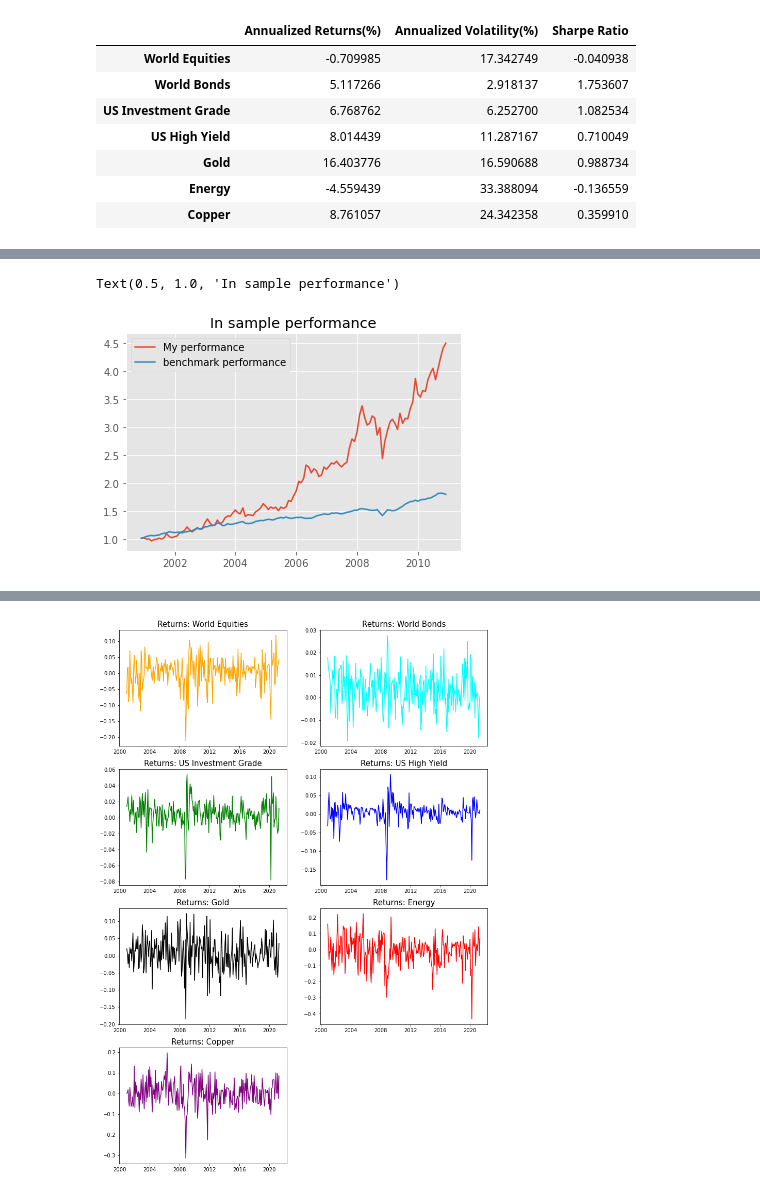
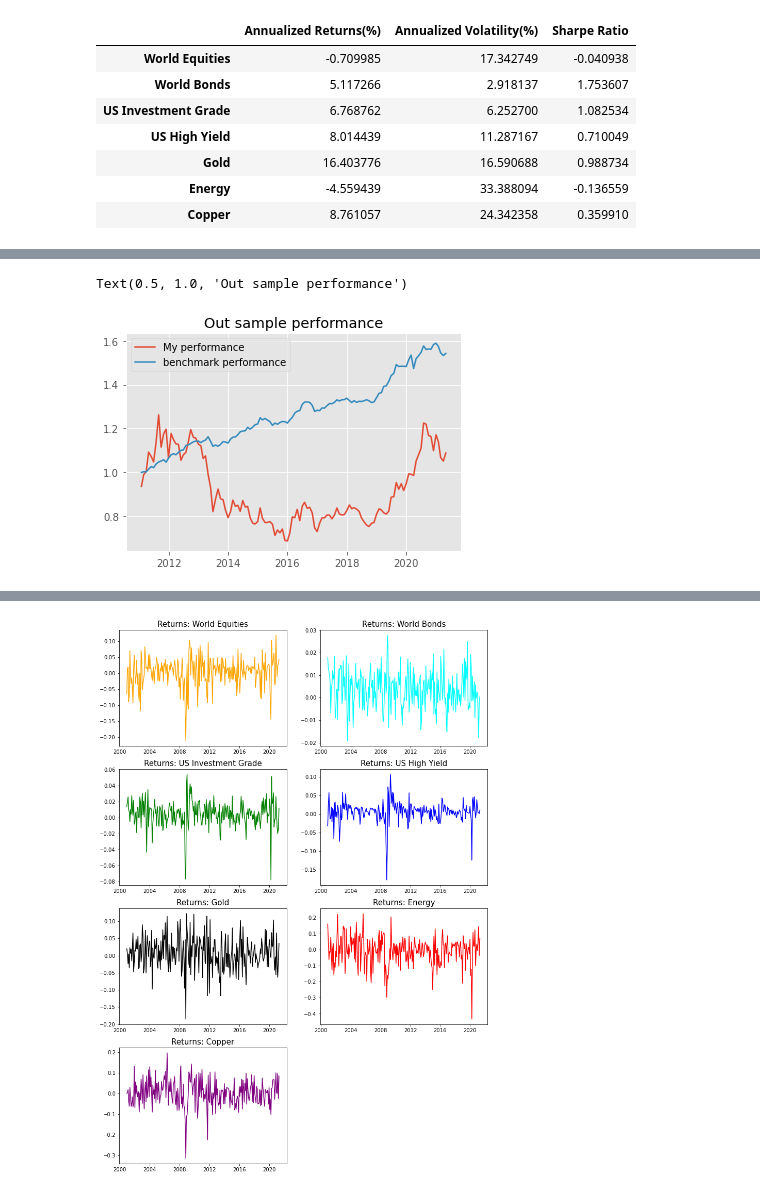
Before and after one commit to GuillaumePv/Quantitative-asset-risk-management-course, a Jupyter notebook: A2/main_A2.ipynb, the cells around one changed output, grey strips where cells are left out. Drawn from its saved outputs; the diff is of its cells as text; code cells hidden in the pictures.

```diff
--- a/A2/main_A2.ipynb
+++ b/A2/main_A2.ipynb
@@ -195,0 +196,4 @@ Text(0.5, 1.0, 'Copper')
+# %%
+df_insample.iloc[:,:].columnscolumns = [x for x in df_insample.iloc[:,3:].columns]
+columns += ["World Equities"]
+print(columns)
@@ -196,6 +202,26 @@ Text(0.5, 1.0, 'Copper')
 # %%
-return_insample = (np.log(df_insample[["World Bonds","US Investment Grade","Gold"]])-np.log(df_insample[["World Bonds","US Investment Grade","Gold"]].shift(1))).dropna()
-return_outsample = (np.log(df_outsample[["World Bonds","US Investment Grade","Gold"]])-np.log(df_outsample[["World Bonds","US Investment Grade","Gold"]].shift(1))).dropna()
-opt = Optimizer(return_insample,opt='EV')
-opt.x
+i = 1
+
+columns = [x for x in df_insample.iloc[:,3:].columns]
+columns += ["World Equities"]
+
+dic_weight = {}
+for column in columns:
+    print(column)
+    return_insample = (np.log(df_insample[["World Bonds","US Investment Grade",column]])-np.log     (df_insample[["World Bonds","US Investment Grade",column]].shift(1))).dropna()
+    return_outsample = (np.log(df_outsample[["World Bonds","US Investment Grade",column]])-np.log(df_outsample[["World Bonds","US Investment Grade",column]].shift(1))).dropna()
+
+    #print(return_insample)
+    opt = Optimizer(return_insample,opt='EV')
+
+    dic_weight[column] = opt.x
+    pnl_in = np.cumprod(1+(return_insample.dot(opt.x)))
+    ben_perfIn = np.cumprod(1+(return_insample.dot([0.5,0.5,0])))
+    plt.figure(figsize=[6.4*2, 4.8*5])
+    plt.subplot(2,1,1)
+    plt.plot(pnl)
+    plt.plot(ben_perfIn)
+    plt.legend(['My performance','benchmark performance'])
+    plt.title(f'In sample performance {column}')
+    plt.subplot(2,1,2)
 # %% [output]
@@ -208,10 +258,10 @@ array([0.001, 0.001, 0.998])
 # %%
-pnl = np.cumprod(1+(return_insample.dot(opt.x)))
-ben_perf = np.cumprod(1+(return_insample.dot([0.5,0.5,0])))
+pnl = np.cumprod(1+(return_outsample.dot(opt.x)))
+ben_perf = np.cumprod(1+(return_outsample.dot([0.5,0.5,0])))
 plt.plot(pnl)
 plt.plot(ben_perf)
 plt.legend(['My performance','benchmark performance'])
-plt.title('In sample performance')
+plt.title('Out sample performance')
 # %% [output]
-Text(0.5, 1.0, 'In sample performance')
+Text(0.5, 1.0, 'Out sample performance')
-[figure, old version]
+[figure, new version]
```
Also changed, not shown: parts of 7 cells of this notebook, 1 other file.
